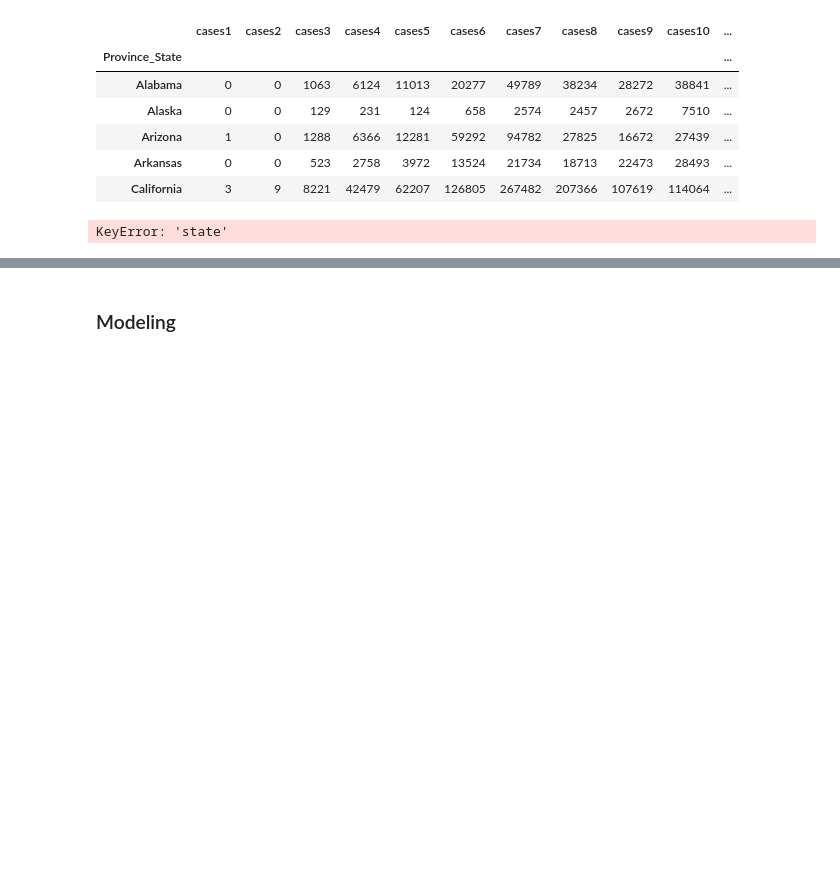
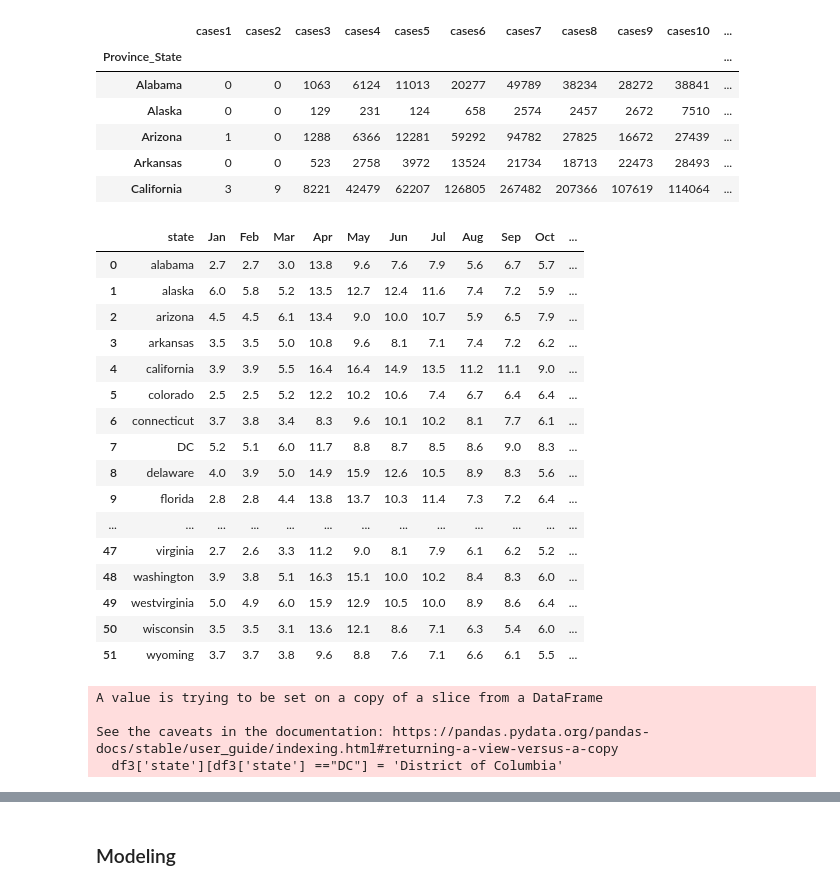
Before and after one commit to mrhartnett10/Covid19-Clustering-Demographic-Analysis-Group-Project, a Jupyter notebook: yunus.ipynb, the cells around one changed output, grey strips where cells are left out. Saved outputs shown, nothing was run; the diff lists cells and outputs as text; code cells hidden in the pictures; blank space fills up the shorter version.

Commit message:
yunus commit but I think I update mh-eda by accident, just in case, please copy mh-eda somewhere elese first before approve the pull req

```diff
--- a/yunus.ipynb
+++ b/yunus.ipynb
@@ -22,7 +22,7 @@ matplotlib.style.use('ggplot')
 # %%
 df = pd.read_csv('data/Socioeconomic Data/Socioeconomic determinants/socioeconomic determinant for state.csv')
 df2 = pd.read_csv('data/csse_covid_19_daily_reports_us/12-31-2020.csv')
-df3 = pd.read_csv('data/unemployment_rate/unemployment_all_states_2020.csv')
+df3 = pd.read_csv('data/yun_data/unemp_states__2020.csv')
 covid_cases = pd.read_csv('data/csse_covid_19_time_series/time_series_covid19_confirmed_US.csv')
 covid_death = pd.read_csv('data/csse_covid_19_time_series/time_series_covid19_deaths_US.csv')
 # %% [markdown]
@@ -207,11 +208,34 @@ covid_df.head()
 | Arizona | 1 | 0 | 1288 | 6366 | 12281 | 59292 | 94782 | 27825 | 16672 | 27439 | ... |
 | Arkansas | 0 | 0 | 523 | 2758 | 3972 | 13524 | 21734 | 18713 | 22473 | 28493 | ... |
 | California | 3 | 9 | 8221 | 42479 | 62207 | 126805 | 267482 | 207366 | 107619 | 114064 | ... |
+# %%
+df3
+# %% [output]
+|  | state | Jan | Feb | Mar | Apr | May | Jun | Jul | Aug | Sep | Oct | ... |
+| 0 | alabama | 2.7 | 2.7 | 3.0 | 13.8 | 9.6 | 7.6 | 7.9 | 5.6 | 6.7 | 5.7 | ... |
+| 1 | alaska | 6.0 | 5.8 | 5.2 | 13.5 | 12.7 | 12.4 | 11.6 | 7.4 | 7.2 | 5.9 | ... |
+| 2 | arizona | 4.5 | 4.5 | 6.1 | 13.4 | 9.0 | 10.0 | 10.7 | 5.9 | 6.5 | 7.9 | ... |
+| 3 | arkansas | 3.5 | 3.5 | 5.0 | 10.8 | 9.6 | 8.1 | 7.1 | 7.4 | 7.2 | 6.2 | ... |
+| 4 | california | 3.9 | 3.9 | 5.5 | 16.4 | 16.4 | 14.9 | 13.5 | 11.2 | 11.1 | 9.0 | ... |
+| 5 | colorado | 2.5 | 2.5 | 5.2 | 12.2 | 10.2 | 10.6 | 7.4 | 6.7 | 6.4 | 6.4 | ... |
+| 6 | connecticut | 3.7 | 3.8 | 3.4 | 8.3 | 9.6 | 10.1 | 10.2 | 8.1 | 7.7 | 6.1 | ... |
+| 7 | DC | 5.2 | 5.1 | 6.0 | 11.7 | 8.8 | 8.7 | 8.5 | 8.6 | 9.0 | 8.3 | ... |
+| 8 | delaware | 4.0 | 3.9 | 5.0 | 14.9 | 15.9 | 12.6 | 10.5 | 8.9 | 8.3 | 5.6 | ... |
+| 9 | florida | 2.8 | 2.8 | 4.4 | 13.8 | 13.7 | 10.3 | 11.4 | 7.3 | 7.2 | 6.4 | ... |
+| ... | ... | ... | ... | ... | ... | ... | ... | ... | ... | ... | ... | ... |
+| 47 | virginia | 2.7 | 2.6 | 3.3 | 11.2 | 9.0 | 8.1 | 7.9 | 6.1 | 6.2 | 5.2 | ... |
+| 48 | washington | 3.9 | 3.8 | 5.1 | 16.3 | 15.1 | 10.0 | 10.2 | 8.4 | 8.3 | 6.0 | ... |
+| 49 | westvirginia | 5.0 | 4.9 | 6.0 | 15.9 | 12.9 | 10.5 | 10.0 | 8.9 | 8.6 | 6.4 | ... |
+| 50 | wisconsin | 3.5 | 3.5 | 3.1 | 13.6 | 12.1 | 8.6 | 7.1 | 6.3 | 5.4 | 6.0 | ... |
+| 51 | wyoming | 3.7 | 3.7 | 3.8 | 9.6 | 8.8 | 7.6 | 7.1 | 6.6 | 6.1 | 5.5 | ... |
 # %%
 df3['year_rate'] = round(df3.mean(axis=1),2)
 # %%
 df3['state'][df3['state'] =="DC"] = 'District of Columbia'
 # %% [output]
-KeyError: 'state'
+A value is trying to be set on a copy of a slice from a DataFrame
+
+See the caveats in the documentation: https://pandas.pydata.org/pandas-docs/stable/user_guide/indexing.html#returning-a-view-versus-a-copy
+  df3['state'][df3['state'] =="DC"] = 'District of Columbia'
 # %%
 df3
```
Also changed, not shown: parts of 10 cells of this notebook, 10 other files.
